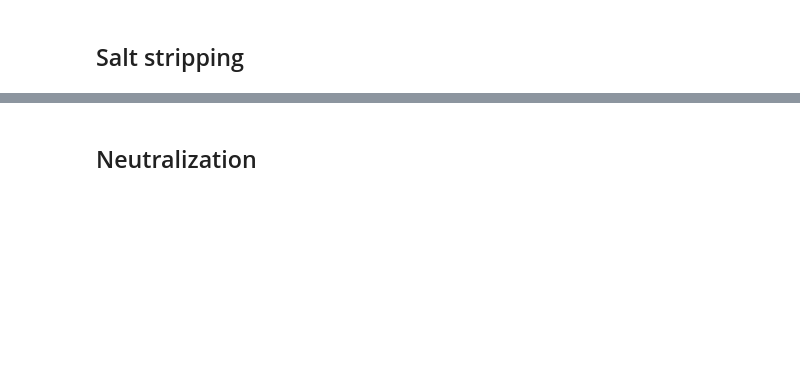
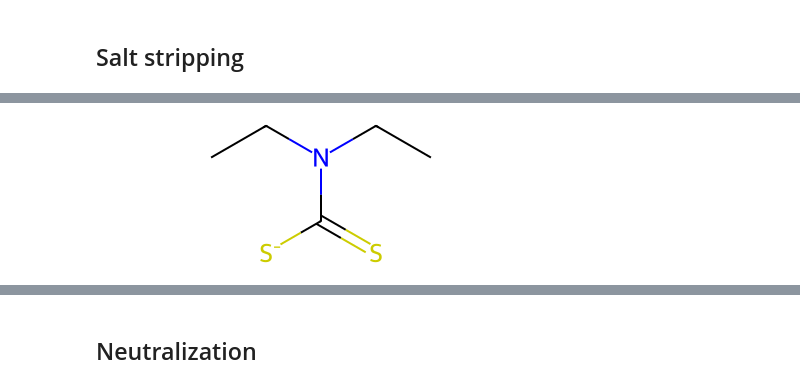
Before and after one commit to greglandrum/aisem23, a Jupyter notebook: Chemical_Data_Science/Intro to Chemical Data Science.ipynb, the cells around one changed output, grey strips where cells are left out. Saved outputs shown, nothing was run; the diff lists cells and outputs as text; code cells hidden in the pictures; blank space fills up the shorter version.

```diff
--- a/Chemical_Data_Science/Intro to Chemical Data Science.ipynb
+++ b/Chemical_Data_Science/Intro to Chemical Data Science.ipynb
@@ -719,0 +740,3 @@ for bond in atom.GetBonds():
+# %%
+rdMolStandardize.FragmentParent(with_frags[0])
+# %% [output]
@@ -719,0 +752 @@ for bond in atom.GetBonds():
+[figure, added]
```
Also changed, not shown: parts of 12 cells of this notebook, 3 other files.
